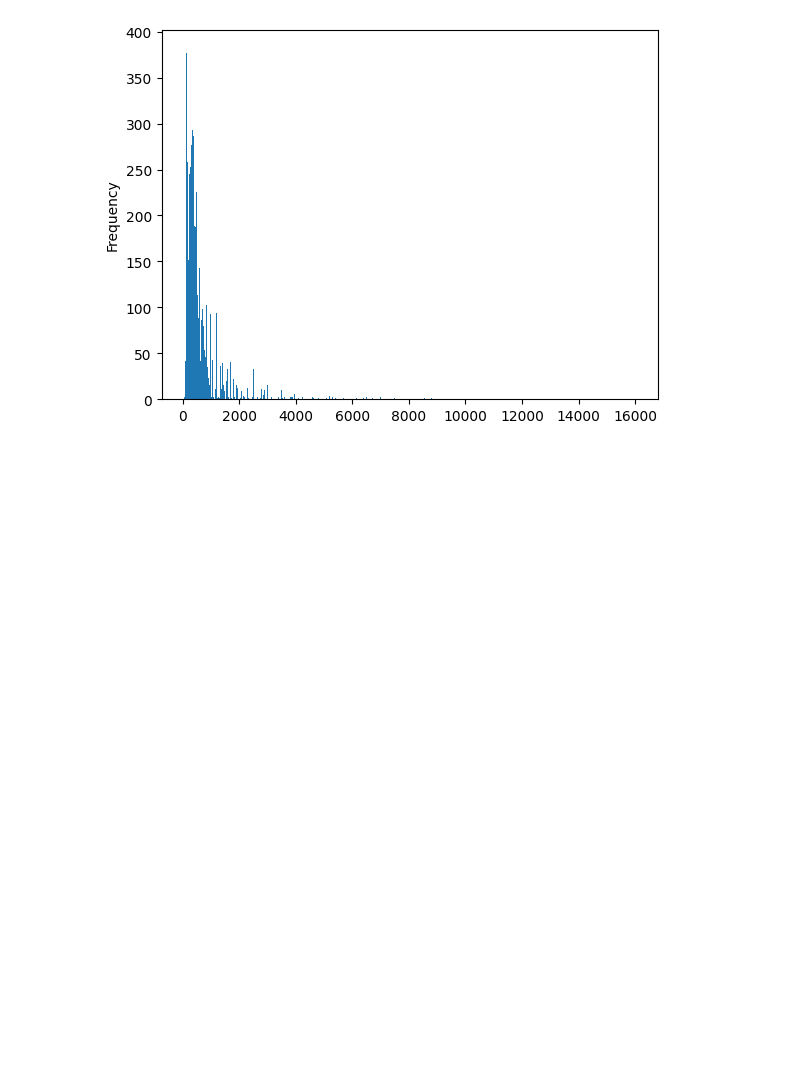
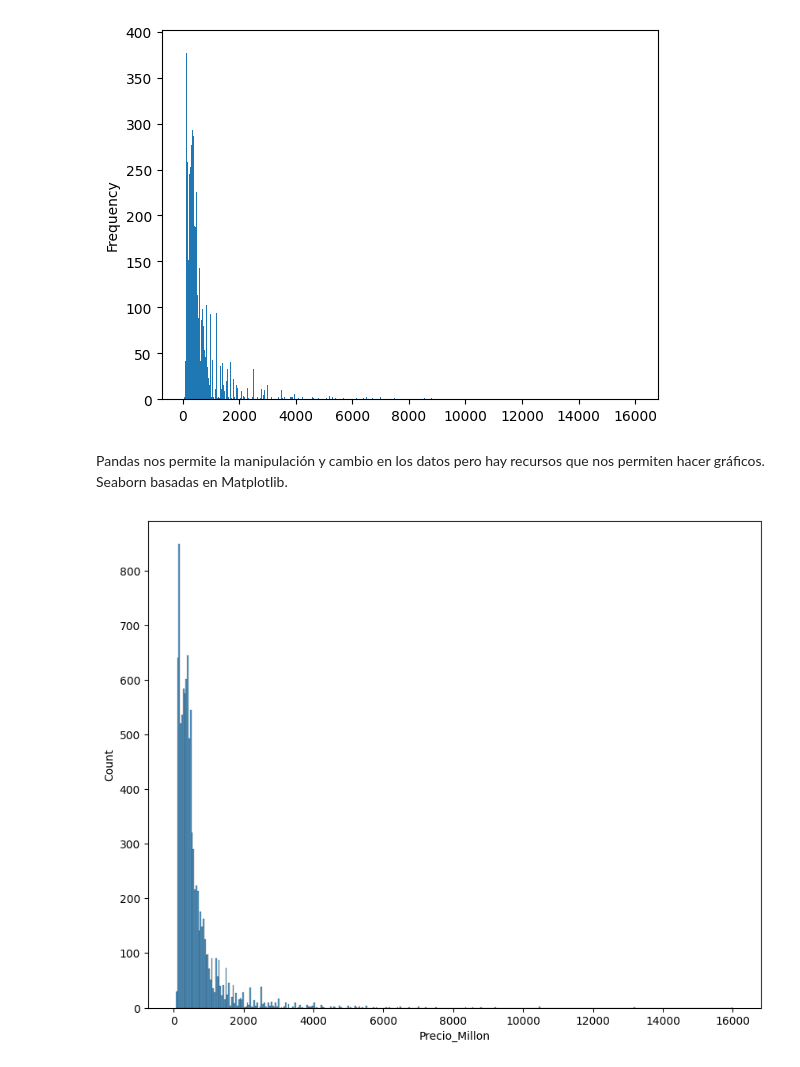
Before and after one commit to nestormarlier/alura-latam, a Jupyter notebook: Inmersion_Datos_Aula1.ipynb, the cells around one changed output. Cells and saved outputs as stored; diff of their text form; code cells hidden in the pictures; blank space fills up the shorter version.

```diff
--- a/Inmersion_Datos_Aula1.ipynb
+++ b/Inmersion_Datos_Aula1.ipynb
@@ -461,3 +461,14 @@ inmuebles['Precio_Millon'].plot.hist(bins=1000)
 # %% [output]
 <Axes: ylabel='Frequency'>
 [figure]
+# %% [markdown]
+Pandas nos permite la manipulación y cambio en los datos pero hay recursos que nos permiten hacer gráficos. Seaborn basadas en Matplotlib.
+# %%
+import matplotlib.pyplot as plt
+import seaborn as sns
+
+plt.figure(figsize=(10,8)) #Lienzo donde definire mi gráfico
+sns.histplot(data= inmuebles, x='Precio_Millon') # Colocare mi histograma
+plt.show()
+# %% [output]
+[figure, added]
```
Also changed, not shown: parts of 17 cells of this notebook.
